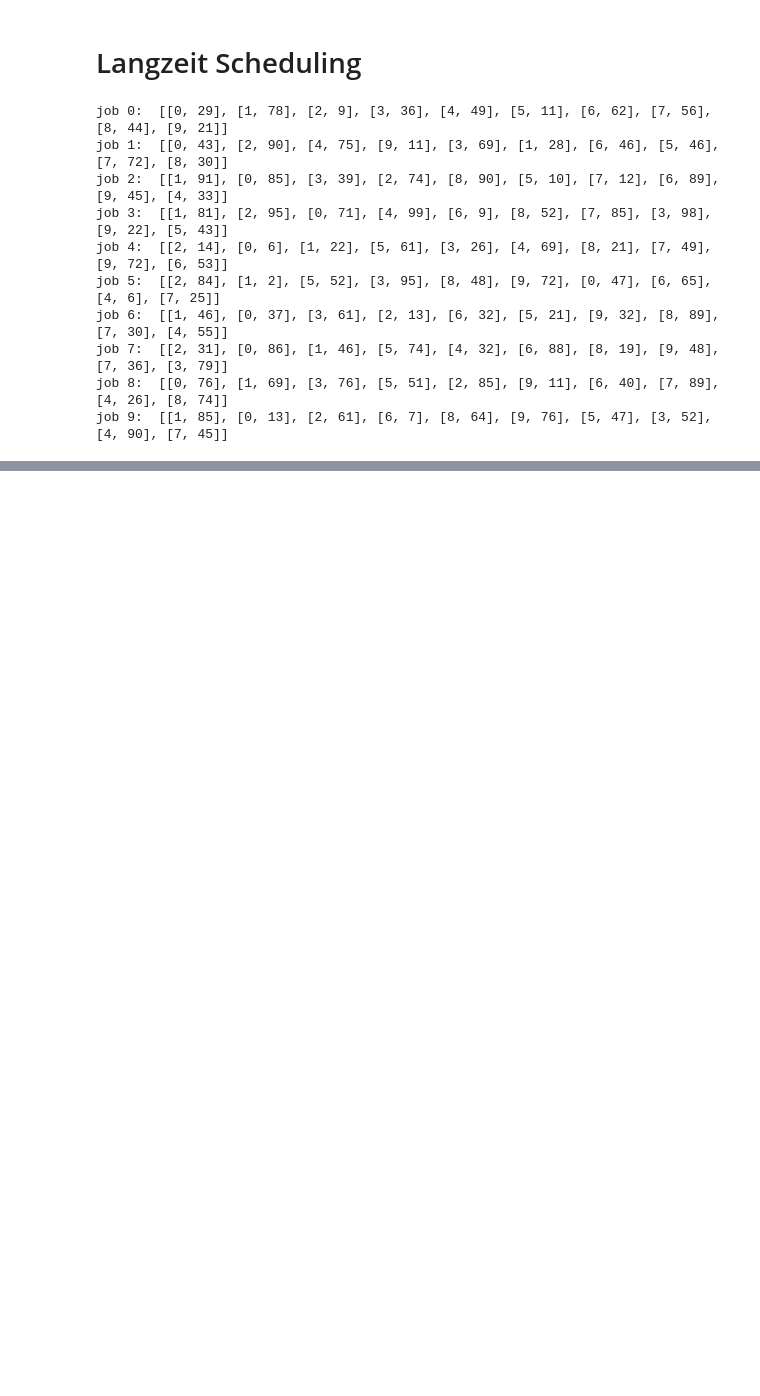
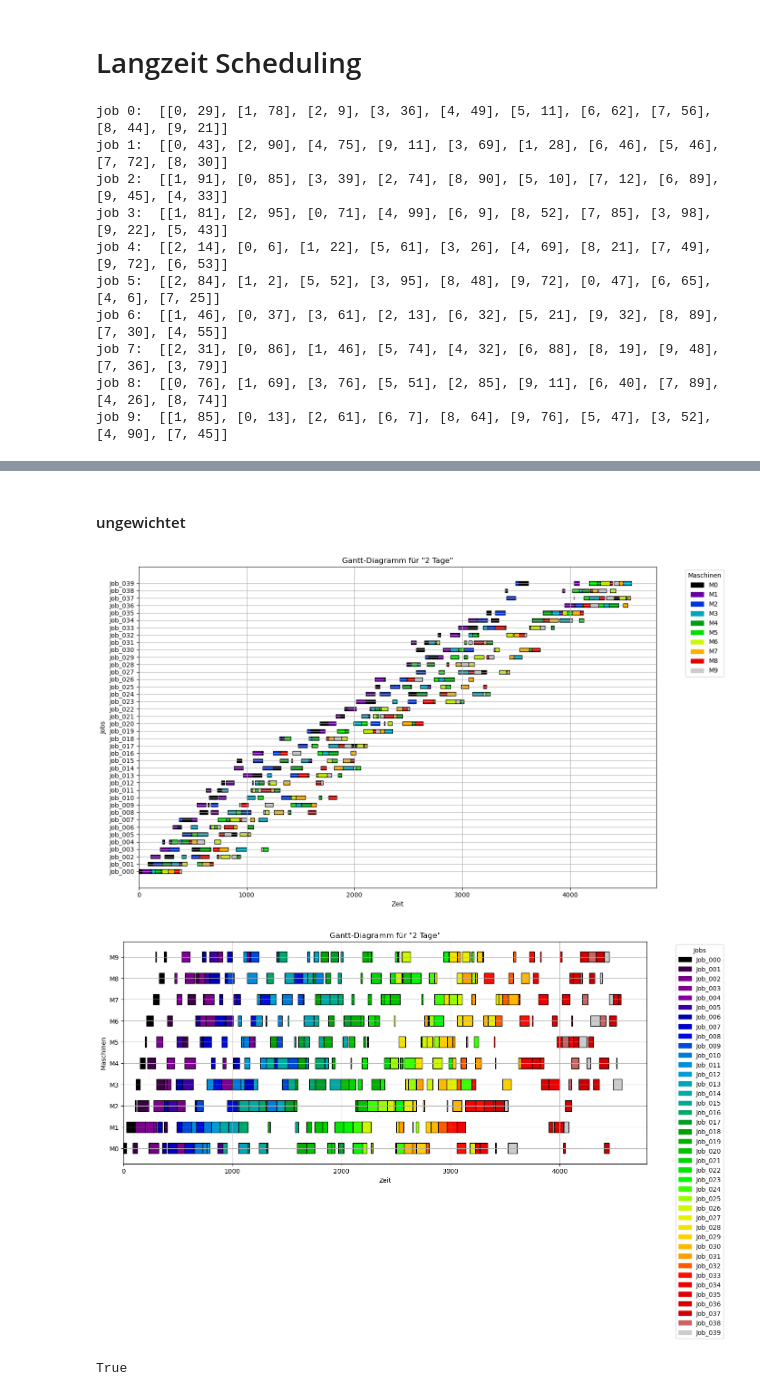
Before and after one commit to konrad-adamski/HTWD_JSSP, a Jupyter notebook: 01_Mai/03_longterm Scheduling.ipynb, the cells around one changed output, grey strips where cells are left out. Cells and saved outputs as stored; diff of their text form; code cells hidden in the pictures; blank space fills up the shorter version.

```diff
--- a/01_Mai/03_longterm Scheduling.ipynb
+++ b/01_Mai/03_longterm Scheduling.ipynb
@@ -226,0 +452,2 @@ show.plot_gantt_machines(df_sched, 'Gantt-Diagramm für "{}"'.format(category))
+# %% [markdown]
+#### ungewichtet
@@ -226,0 +549,15 @@ show.plot_gantt_machines(df_sched, 'Gantt-Diagramm für "{}"'.format(category))
+# %%
+df_plan, total = solve_jssp_total_flowtime(jssp_data, df_arrivals, solver_time_limit=600, epsilon=0.06)
+# %%
+category = "2 Tage"
+
+show.plot_gantt_jobs(df_plan, 'Gantt-Diagramm für "{}"'.format(category), duration_column = "Processing Time")
+show.plot_gantt_machines(df_plan, 'Gantt-Diagramm für "{}"'.format(category), duration_column = "Processing Time")
+
+is_machine_conflict_free(df_plan)
+is_job_machine_sequence_correct(df_plan, jssp_data)
+is_start_correct(df_plan, df_arrivals)
+# %% [output]
+[figure, added]
+[figure, added]
+True
```
Also changed, not shown: parts of 19 cells of this notebook, 2 other files.
